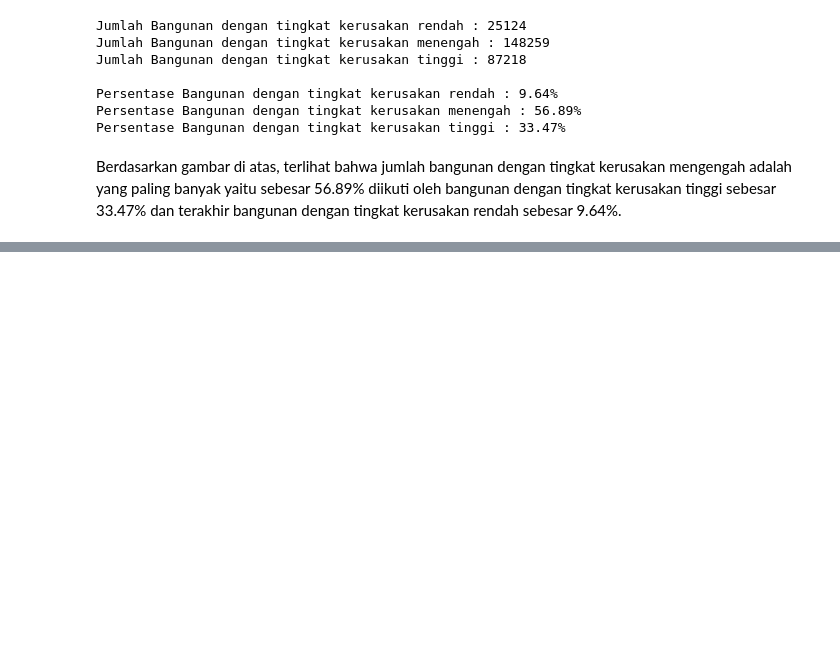
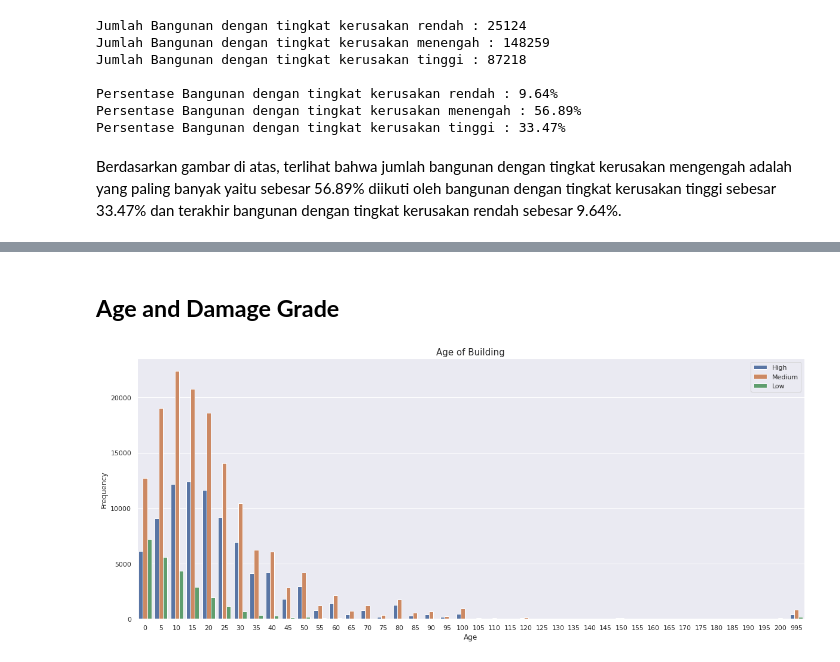
Before and after one commit to ReynaraEzra/Richter-Earthquake-Prediction, a Jupyter notebook: Richter_Prediction_Part1.ipynb, the cells around one changed output, grey strips where cells are left out. Saved outputs shown, nothing was run; the diff lists cells and outputs as text; code cells hidden in the pictures; blank space fills up the shorter version.

```diff
--- a/Richter_Prediction_Part1.ipynb
+++ b/Richter_Prediction_Part1.ipynb
@@ -352,0 +414,13 @@ plot_box(train, 'geo_level_3_id', 'Geo Level 3','Damage Grade Per Geographic Reg
+# %% [markdown]
+## **Age and Damage Grade**
+# %%
+plt.figure(figsize=(20,8))
+
+sns.countplot(train['age'], hue=train['damage_grade'])
+plt.xlabel('Age', fontsize=12)
+plt.ylabel('Frequency', fontsize=12)
+plt.title('Age of Building', fontsize=15)
+plt.legend(loc='upper right')
+plt.show()
+# %% [output]
+[figure, added]
```
Also changed, not shown: parts of 29 cells of this notebook.
